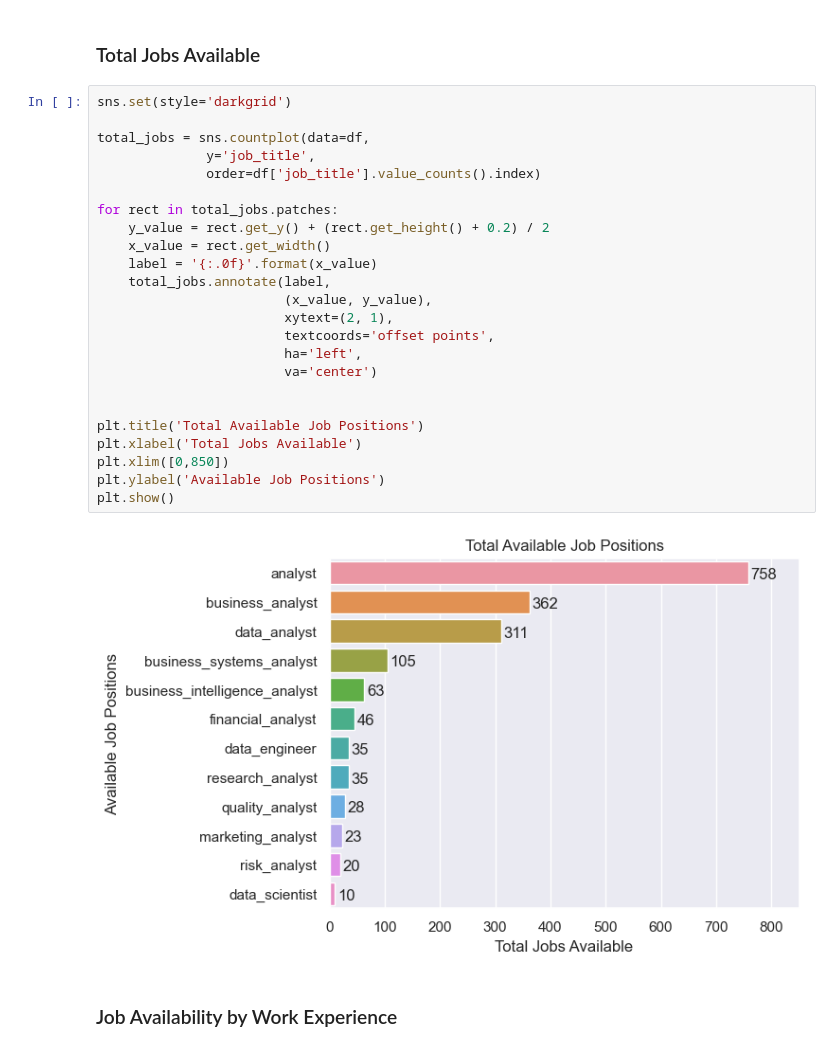
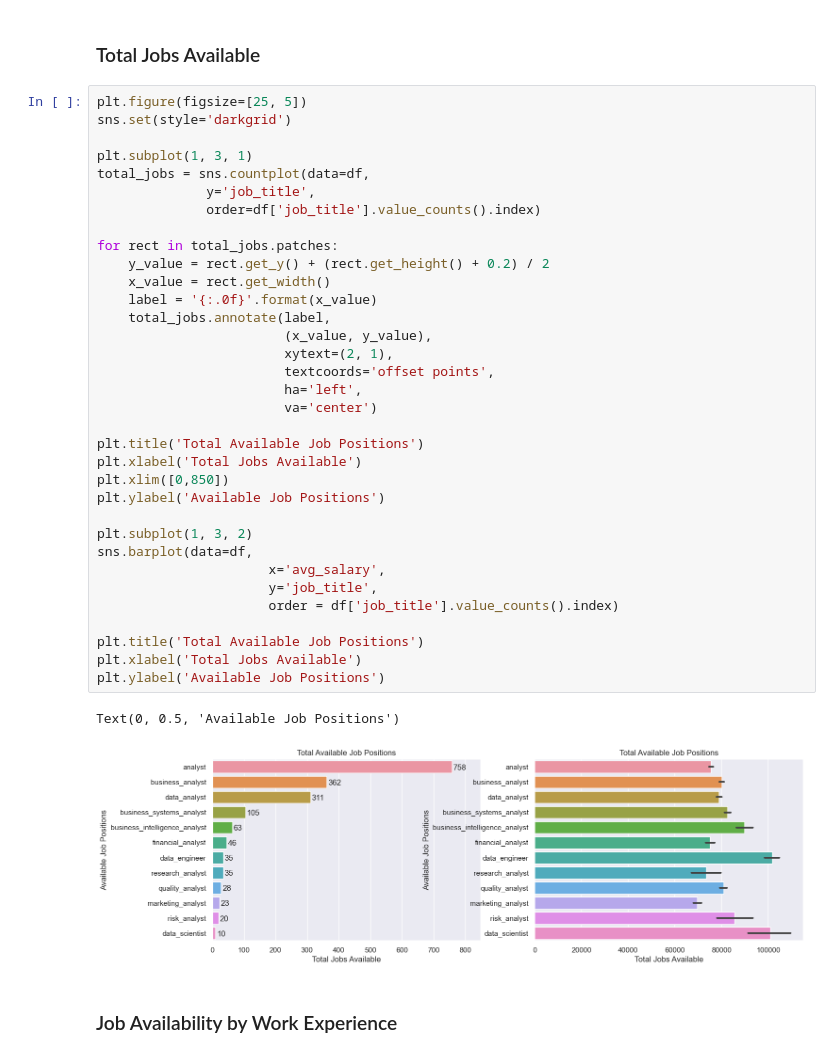
Before and after one commit to jasondo-da/Canadian_Data_Science_Jobs_Analysis, a Jupyter notebook: da_job_posts_canada_analysis.ipynb, the cells around one changed output. Cells and saved outputs as stored; diff of their text form.

```diff
--- a/da_job_posts_canada_analysis.ipynb
+++ b/da_job_posts_canada_analysis.ipynb
@@ -1175,31 +1176,42 @@ memory usage: 147.5+ KB
 # %% [markdown]
 ### Total Jobs Available
 # %%
+plt.figure(figsize=[25, 5])
 sns.set(style='darkgrid')
 
+plt.subplot(1, 3, 1)
 total_jobs = sns.countplot(data=df,
               y='job_title',
               order=df['job_title'].value_counts().index)
 
 for rect in total_jobs.patches:
     y_value = rect.get_y() + (rect.get_height() + 0.2) / 2
     x_value = rect.get_width()
     label = '{:.0f}'.format(x_value)
     total_jobs.annotate(label,
                         (x_value, y_value),
                         xytext=(2, 1),
                         textcoords='offset points',
                         ha='left',
                         va='center')
 
-
 plt.title('Total Available Job Positions')
 plt.xlabel('Total Jobs Available')
 plt.xlim([0,850])
 plt.ylabel('Available Job Positions')
-plt.show()
+
+plt.subplot(1, 3, 2)
+sns.barplot(data=df,
+                      x='avg_salary',
+                      y='job_title',
+                      order = df['job_title'].value_counts().index)
+
+plt.title('Total Available Job Positions')
+plt.xlabel('Total Jobs Available')
+plt.ylabel('Available Job Positions')
 # %% [output]
+Text(0, 0.5, 'Available Job Positions')
-[figure, old version]
+[figure, new version]
 # %% [markdown]
 ### Job Availability by Work Experience
 # %%
```
Also changed, not shown: parts of 16 cells of this notebook.
